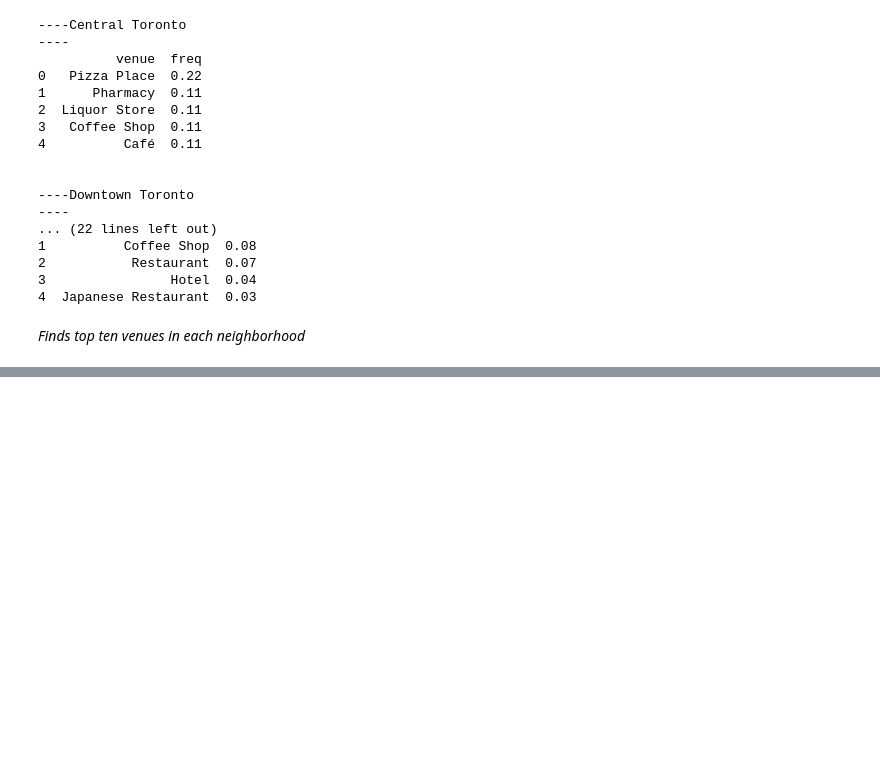
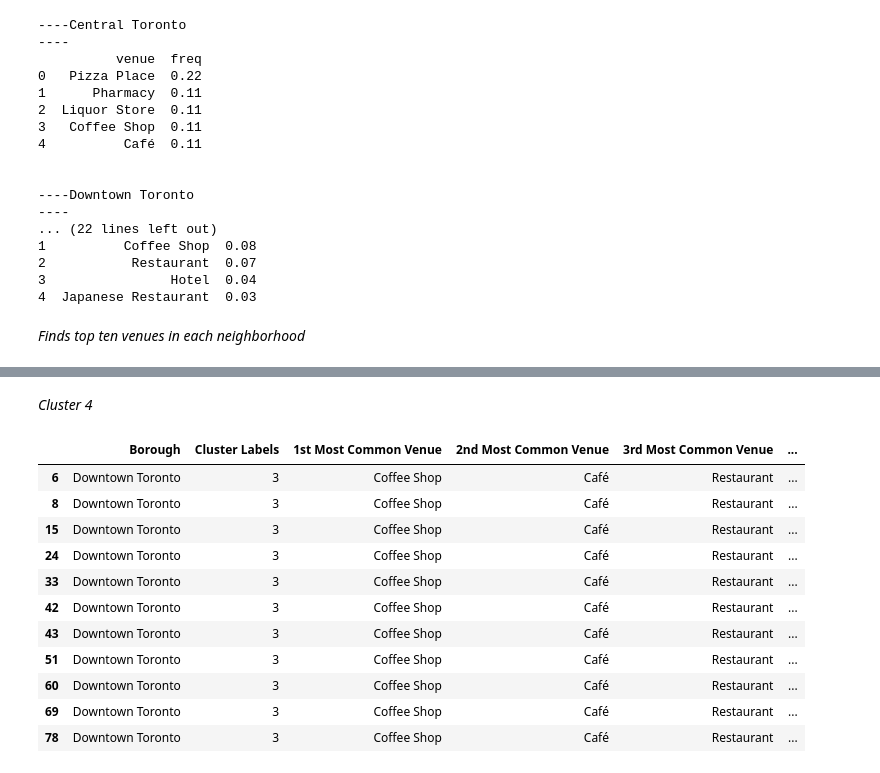
Before and after one commit to stein463/AppliedDataScienceCapstoneIBM, a Jupyter notebook: Segmenting and Clustering Neighborhoods in Toronto.ipynb, the cells around one changed output, grey strips where cells are left out. Cells and saved outputs as stored; diff of their text form; code cells hidden in the pictures; blank space fills up the shorter version.

```diff
--- a/Segmenting and Clustering Neighborhoods in Toronto.ipynb
+++ b/Segmenting and Clustering Neighborhoods in Toronto.ipynb
@@ -442,0 +478,10 @@ boroughs_venues_sorted.head()
+# %%
+# add clustering labels
+#boroughs_venues_sorted.insert(0, 'Cluster Labels', kmeans.labels_)
+
+toronto_merged = df3
+
+# merge toronto_grouped with toronto_data to add latitude/longitude for each neighborhood
+toronto_merged = toronto_merged.join(boroughs_venues_sorted.set_index('Borough'), on='Borough')
+
+toronto_merged.head() # check the last columns!
@@ -442,0 +552,17 @@ boroughs_venues_sorted.head()
+# %% [markdown]
+*Cluster 4*
+# %%
+toronto_merged.loc[toronto_merged['Cluster Labels'] == 3, toronto_merged.columns[[1] + list(range(5, toronto_merged.shape[1]))]]
+# %% [output]
+|  | Borough | Cluster Labels | 1st Most Common Venue | 2nd Most Common Venue | 3rd Most Common Venue | ... |
+| 6 | Downtown Toronto | 3 | Coffee Shop | Café | Restaurant | ... |
+| 8 | Downtown Toronto | 3 | Coffee Shop | Café | Restaurant | ... |
+| 15 | Downtown Toronto | 3 | Coffee Shop | Café | Restaurant | ... |
+| 24 | Downtown Toronto | 3 | Coffee Shop | Café | Restaurant | ... |
+| 33 | Downtown Toronto | 3 | Coffee Shop | Café | Restaurant | ... |
+| 42 | Downtown Toronto | 3 | Coffee Shop | Café | Restaurant | ... |
+| 43 | Downtown Toronto | 3 | Coffee Shop | Café | Restaurant | ... |
+| 51 | Downtown Toronto | 3 | Coffee Shop | Café | Restaurant | ... |
+| 60 | Downtown Toronto | 3 | Coffee Shop | Café | Restaurant | ... |
+| 69 | Downtown Toronto | 3 | Coffee Shop | Café | Restaurant | ... |
+| 78 | Downtown Toronto | 3 | Coffee Shop | Café | Restaurant | ... |
```
Also changed, not shown: parts of 17 cells of this notebook.
